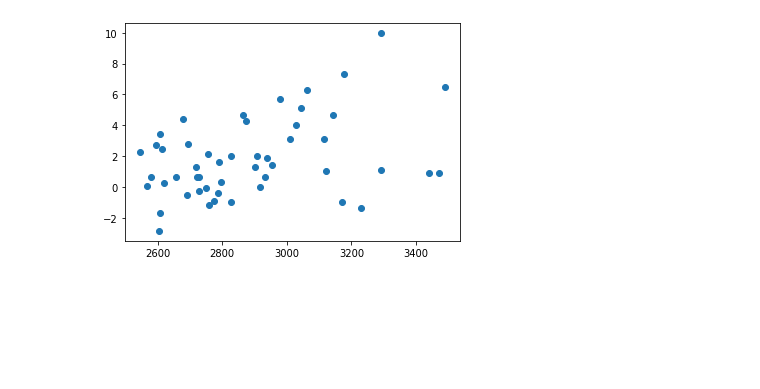
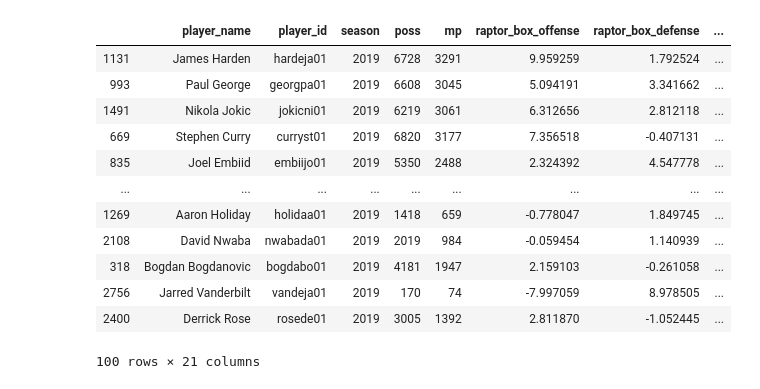
Before and after one commit to bsamaha/SportsData, a Jupyter notebook: NBA/NBADataByPlayer.ipynb, the cells around one changed output. Drawn from its saved outputs; the diff is of its cells as text; code cells hidden in the pictures; blank space fills up the shorter version.

```diff
--- a/NBA/NBADataByPlayer.ipynb
+++ b/NBA/NBADataByPlayer.ipynb
@@ -11,2 +33,2 @@ currentStats = df[is_2019]
 # %%
-top50 = currentStats.sort_values(by='mp', ascending=False).head(50)
+top100 = topMinutes.sort_values(by='raptor_total', ascending=False).head(100)
@@ -34,7 +35,16 @@ top50
-# %%
-top50.plot.scatter(x='mp',
-                y='raptor_box_total',
-                c='species',
-                colormap='viridis')
-# %% [output]
-[figure, removed]
+# %%
+top100
+# %% [output]
+|  | player_name | player_id | season | poss | mp | raptor_box_offense | raptor_box_defense | ... |
+| 1131 | James Harden | hardeja01 | 2019 | 6728 | 3291 | 9.959259 | 1.792524 | ... |
+| 993 | Paul George | georgpa01 | 2019 | 6608 | 3045 | 5.094191 | 3.341662 | ... |
+| 1491 | Nikola Jokic | jokicni01 | 2019 | 6219 | 3061 | 6.312656 | 2.812118 | ... |
+| 669 | Stephen Curry | curryst01 | 2019 | 6820 | 3177 | 7.356518 | -0.407131 | ... |
+| 835 | Joel Embiid | embiijo01 | 2019 | 5350 | 2488 | 2.324392 | 4.547778 | ... |
+| ... | ... | ... | ... | ... | ... | ... | ... | ... |
+| 1269 | Aaron Holiday | holidaa01 | 2019 | 1418 | 659 | -0.778047 | 1.849745 | ... |
+| 2108 | David Nwaba | nwabada01 | 2019 | 2019 | 984 | -0.059454 | 1.140939 | ... |
+| 318 | Bogdan Bogdanovic | bogdabo01 | 2019 | 4181 | 1947 | 2.159103 | -0.261058 | ... |
+| 2756 | Jarred Vanderbilt | vandeja01 | 2019 | 170 | 74 | -7.997059 | 8.978505 | ... |
+| 2400 | Derrick Rose | rosede01 | 2019 | 3005 | 1392 | 2.811870 | -1.052445 | ... |
+100 rows × 21 columns
```
Also changed, not shown: parts of 7 cells of this notebook.
